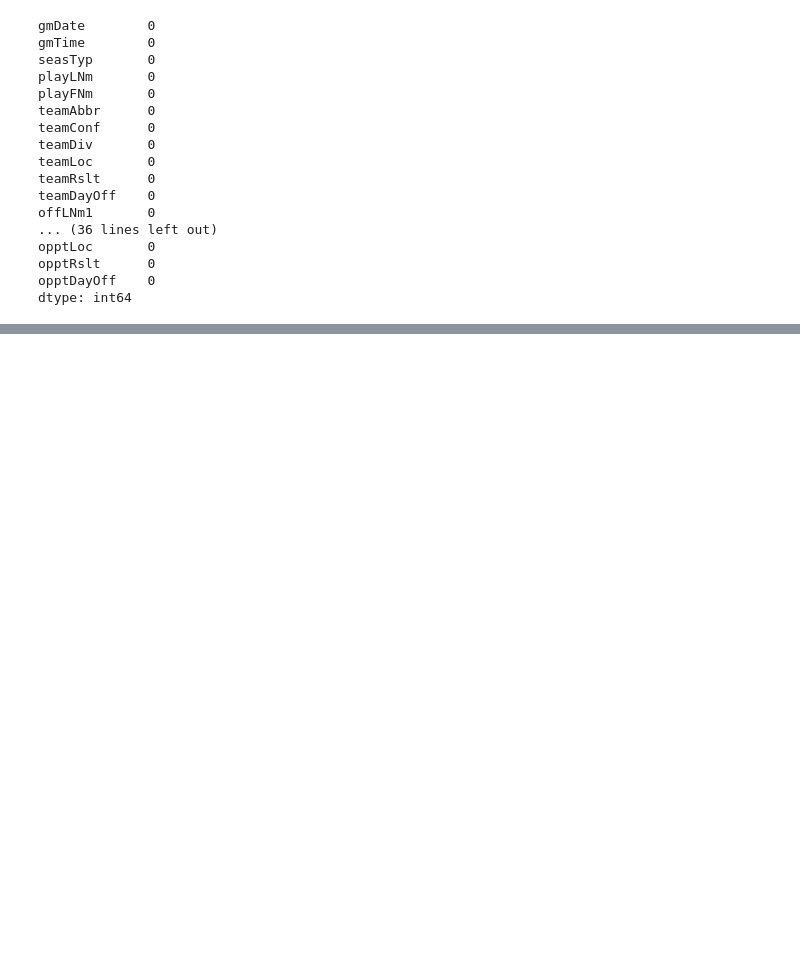
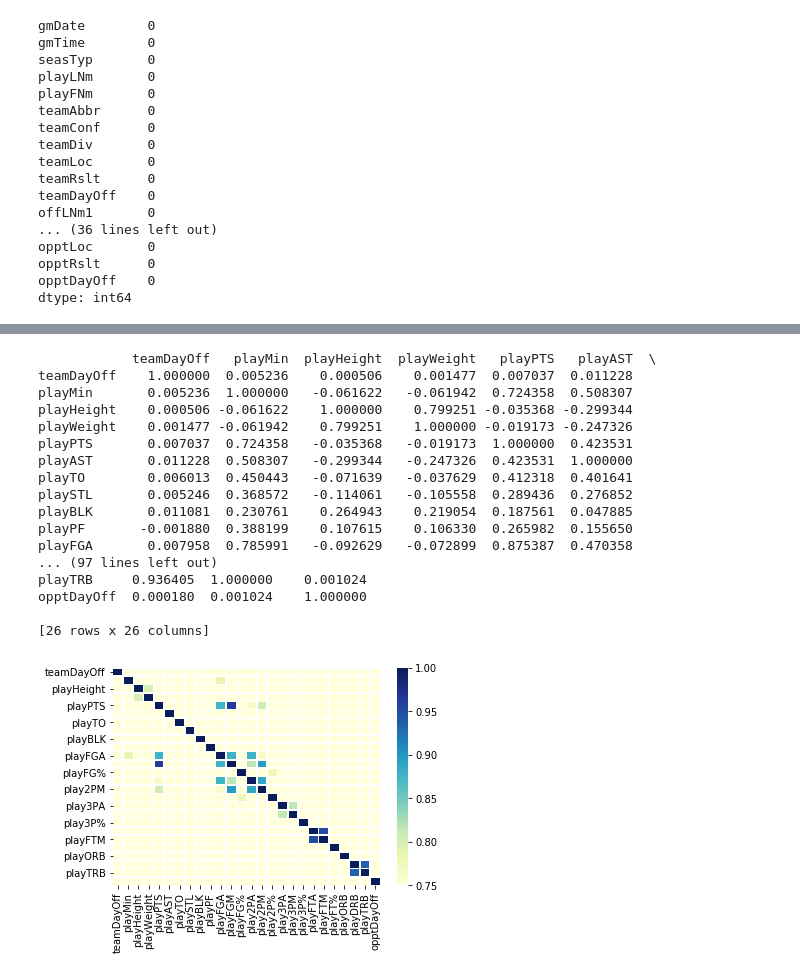
Before and after one commit to malekhnovich/NBA-Data-Analysis, a Jupyter notebook: nbaAnalysis.ipynb, the cells around one changed output, grey strips where cells are left out. Cells and saved outputs as stored; diff of their text form; code cells hidden in the pictures; blank space fills up the shorter version.

```diff
--- a/nbaAnalysis.ipynb
+++ b/nbaAnalysis.ipynb
@@ -109,0 +172,23 @@ dtype: int64
+# %%
+sns.heatmap(se_pbs.corr(),vmin=.75,cmap = "YlGnBu", linewidths=.5)
+corr = se_pbs.corr()
+print(corr)
+# %% [output]
+            teamDayOff   playMin  playHeight  playWeight   playPTS   playAST  \
+teamDayOff    1.000000  0.005236    0.000506    0.001477  0.007037  0.011228
+playMin       0.005236  1.000000   -0.061622   -0.061942  0.724358  0.508307
+playHeight    0.000506 -0.061622    1.000000    0.799251 -0.035368 -0.299344
+playWeight    0.001477 -0.061942    0.799251    1.000000 -0.019173 -0.247326
+playPTS       0.007037  0.724358   -0.035368   -0.019173  1.000000  0.423531
+playAST       0.011228  0.508307   -0.299344   -0.247326  0.423531  1.000000
+playTO        0.006013  0.450443   -0.071639   -0.037629  0.412318  0.401641
+playSTL       0.005246  0.368572   -0.114061   -0.105558  0.289436  0.276852
+playBLK       0.011081  0.230761    0.264943    0.219054  0.187561  0.047885
+playPF       -0.001880  0.388199    0.107615    0.106330  0.265982  0.155650
+playFGA       0.007958  0.785991   -0.092629   -0.072899  0.875387  0.470358
+... (97 lines left out)
+playTRB     0.936405  1.000000    0.001024
+opptDayOff  0.000180  0.001024    1.000000
+
+[26 rows x 26 columns]
+[figure, added]
```
Also changed, not shown: parts of 9 cells of this notebook.
